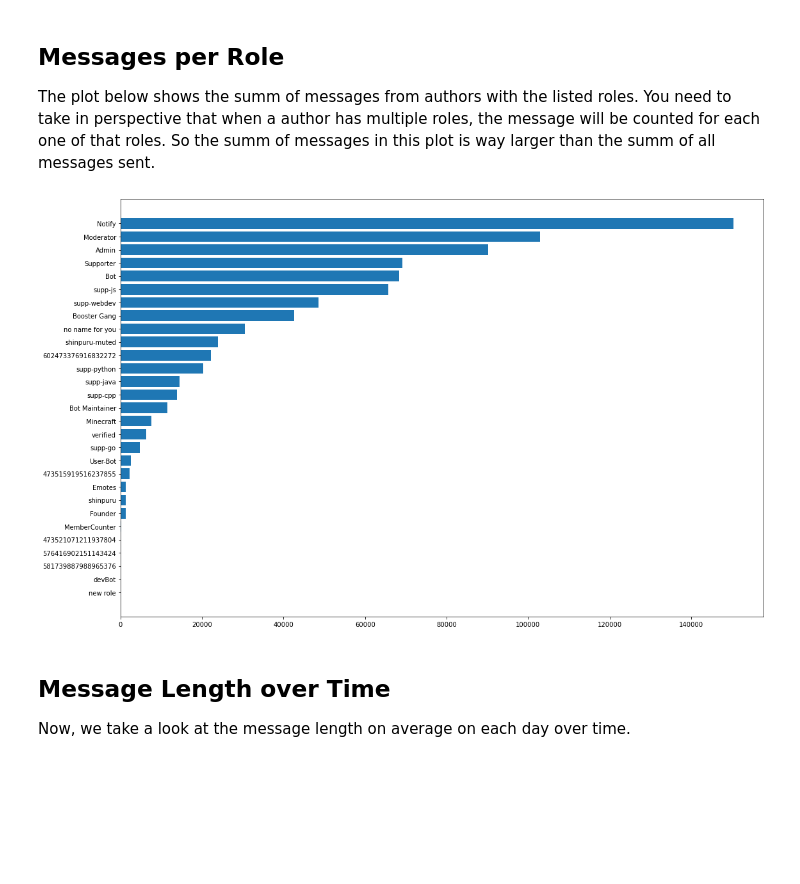
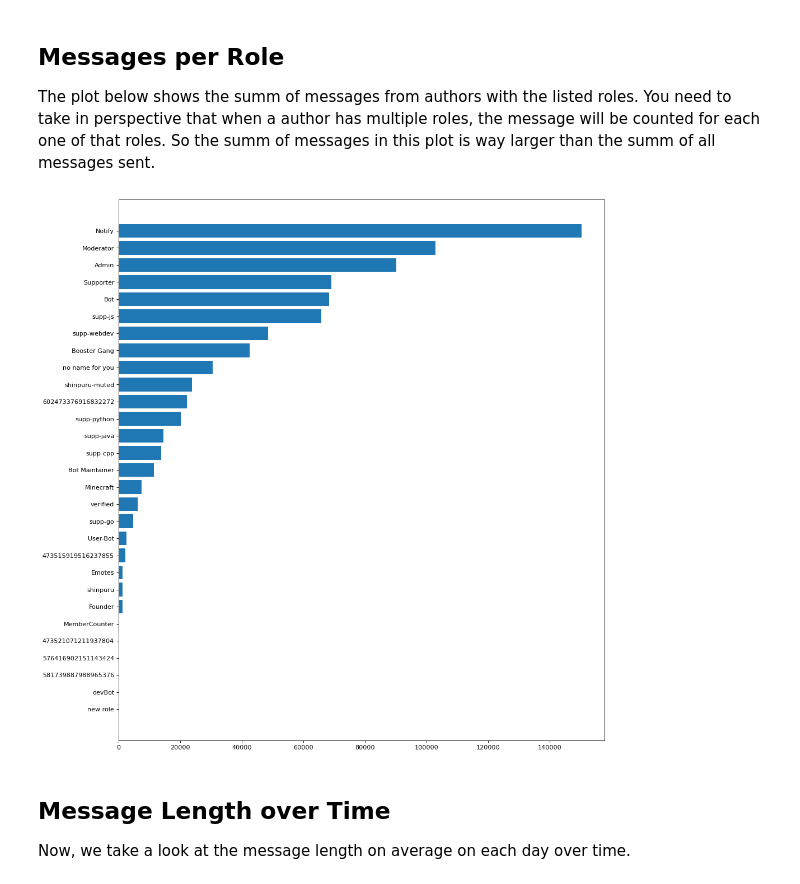
Before and after one commit to dev-schueppchen/kirby-results, a Jupyter notebook: Messages.ipynb, the cells around one changed output. Drawn from its saved outputs; the diff is of its cells as text; code cells hidden in the pictures; blank space fills up the shorter version.

```diff
--- a/Messages.ipynb
+++ b/Messages.ipynb
@@ -96,7 +96,7 @@ for month, n in list(msgs_per_month.items())[1:]:
     mr = monthrange(month.year, month.month)
     ymonth.append(n / mr[1])
 
-plt.rcParams['figure.figsize'] = (18,8)
+plt.figure(figsize=(14, 8), dpi=80)
 plt.plot(xday,yday)
 plt.plot(xmonth,ymonth, 'r')
 plt.legend(('Messages per Day', 'Avg. Messages per Day each Month'), loc=1)
@@ -128,7 +128,7 @@ for c, n in sorted(messages_per_channel.items(), key=lambda x: x[1]):
     channels.append(c)
     n_msgs.append(n)
 
-plt.rcParams['figure.figsize'] = (18,15)
+plt.figure(figsize=(14, 16), dpi=80)
 plt.barh(channels, n_msgs)
 plt.show()
 # %% [output]
@@ -140,31 +140,31 @@ The plot below shows the summ of messages from authors with the listed roles. Yo
 # %%
 messages_per_role = {}
 
 for m in messages_data.clone():
     roleids = m.get('roleids')
     for rid in roleids:
         rname = get_role_name(rid)
-        # THis role has emojis in it. This is just to
+        # This role has emojis in it. This is just to
         # exclude them in this specific case.
         # I know, dirty, but works. :D
         if rname.startswith('Booster Gang'):
             rname = 'Booster Gang'
         if rname not in messages_per_role:
             messages_per_role[rname] = 0
         messages_per_role[rname] += 1
 
 roles = []
 n_msgs = []
 
 for r, n in sorted(messages_per_role.items(), key=lambda x: x[1]):
     roles.append(r)
     n_msgs.append(n)
 
-plt.rcParams['figure.figsize'] = (18,12)
+plt.figure(figsize=(14, 16), dpi=80)
 plt.barh(roles, n_msgs)
 plt.show()
 # %% [output]
-[figure, old version]
+[figure, new version]
 # %% [markdown]
 ## Message Length over Time
 
```
Also changed, not shown: parts of 5 cells of this notebook, 1 other file.
